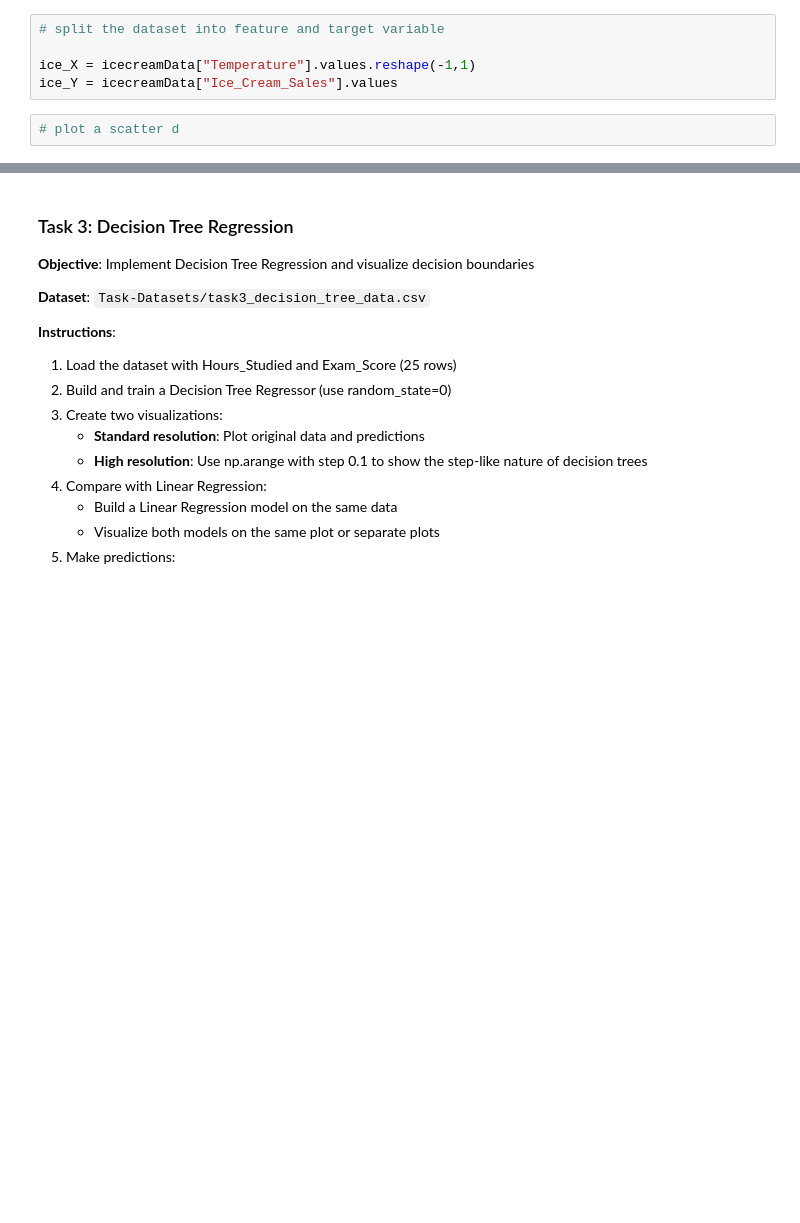
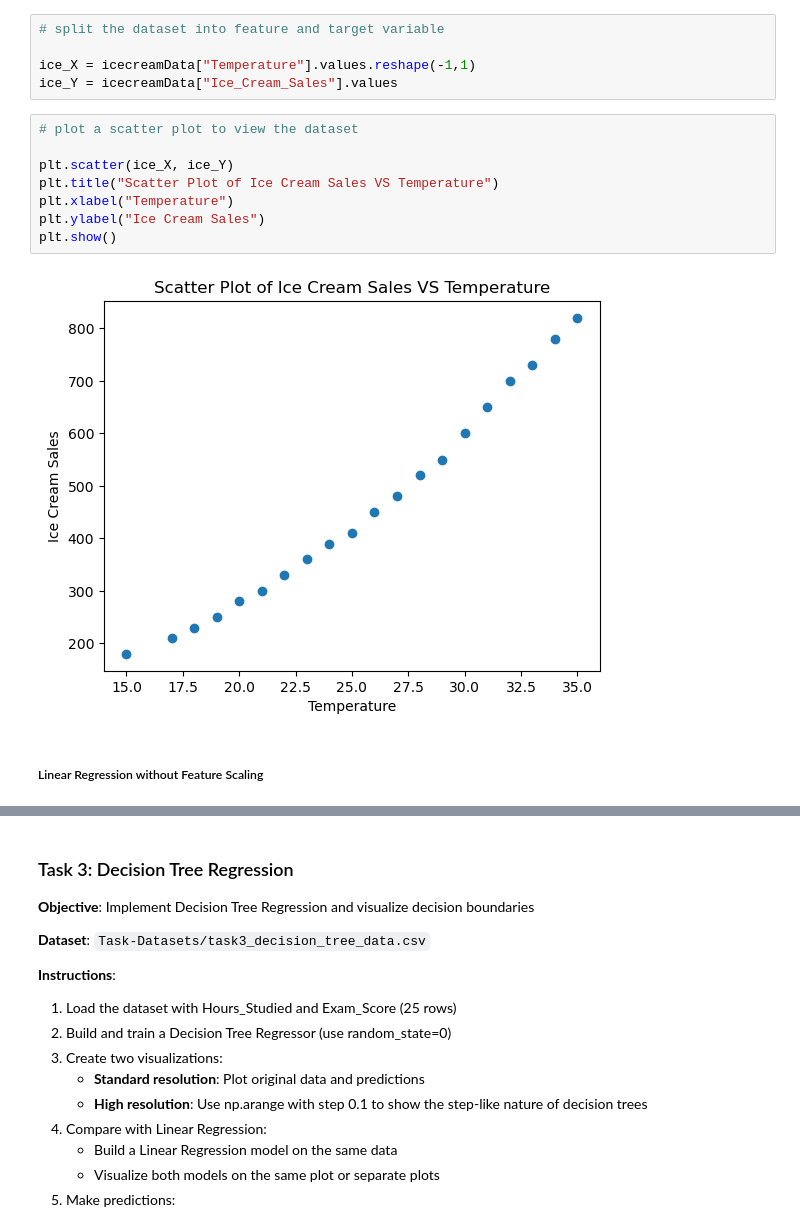
Before and after one commit to Ezerioha-ifeanyi/Week-15-Take-Home, a Jupyter notebook: Take Home.ipynb, the cells around one changed output, grey strips where cells are left out. Drawn from its saved outputs; the diff is of its cells as text; blank space fills up the shorter version.

Commit message:
visualized linear regression result for svr data

```diff
--- a/Take Home.ipynb
+++ b/Take Home.ipynb
@@ -261,5 +261,15 @@ icecreamData.head()
 
 ice_X = icecreamData["Temperature"].values.reshape(-1,1)
 ice_Y = icecreamData["Ice_Cream_Sales"].values
-# %%
-# plot a scatter d
+# %%
+# plot a scatter plot to view the dataset
+
+plt.scatter(ice_X, ice_Y)
+plt.title("Scatter Plot of Ice Cream Sales VS Temperature")
+plt.xlabel("Temperature")
+plt.ylabel("Ice Cream Sales")
+plt.show()
+# %% [output]
+[figure, added]
+# %% [markdown]
+##### Linear Regression without Feature Scaling
```
Also changed, not shown: parts of 3 cells of this notebook.
